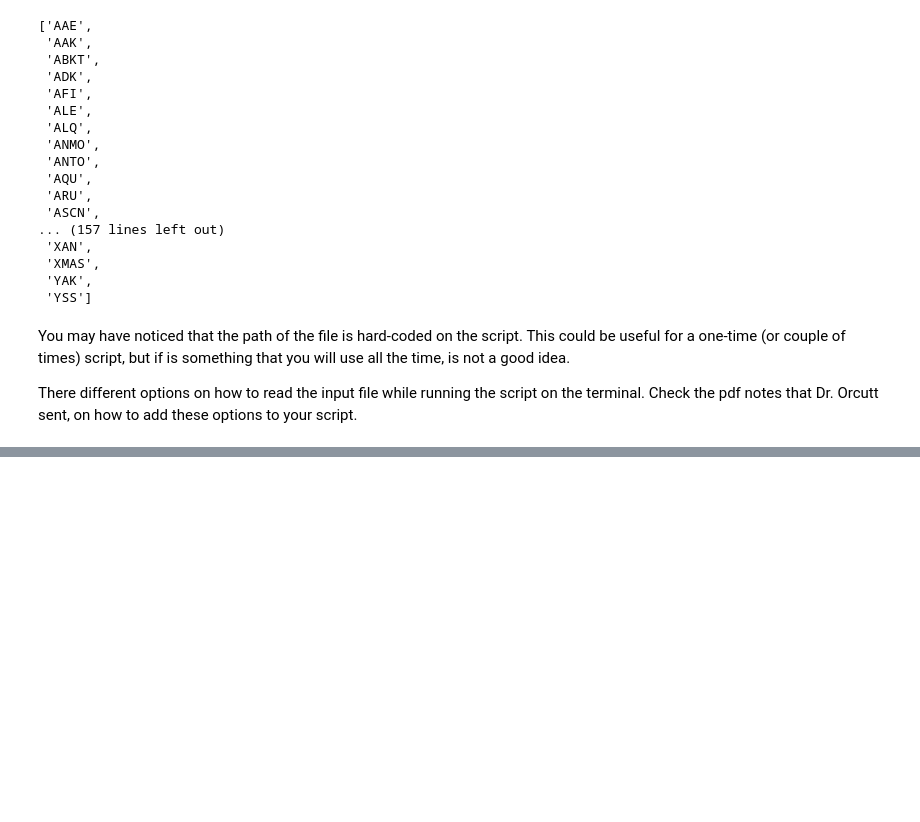
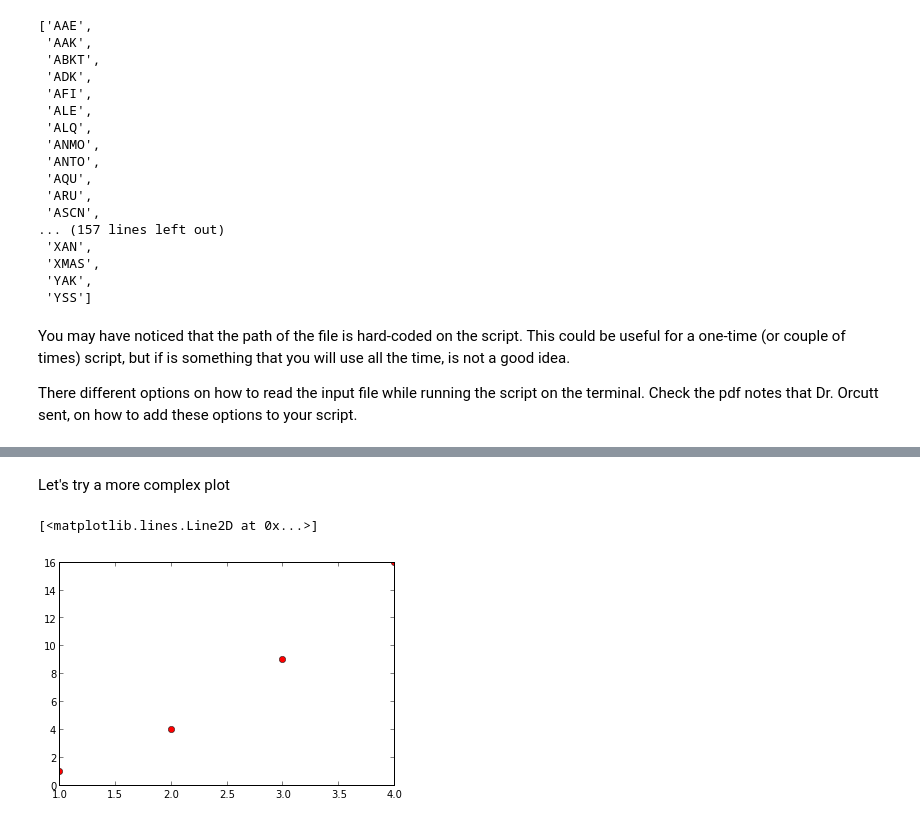
Before and after one commit to juanu/SIO233_Notes, a Jupyter notebook: IntroPython_Week2.ipynb, the cells around one changed output, grey strips where cells are left out. Saved outputs shown, nothing was run; the diff lists cells and outputs as text; code cells hidden in the pictures; blank space fills up the shorter version.

```diff
--- a/IntroPython_Week2.ipynb
+++ b/IntroPython_Week2.ipynb
@@ -506,0 +541,7 @@ There different options on how to read the input file while running the script o
+# %% [markdown]
+Let's try a more complex plot
+# %%
+plt.plot([1,2,3,4],[1,4,9,16],'ro')
+# %% [output]
+[<matplotlib.lines.Line2D at 0x...>]
+[figure, added]
```
Also changed, not shown: parts of 24 cells of this notebook.
